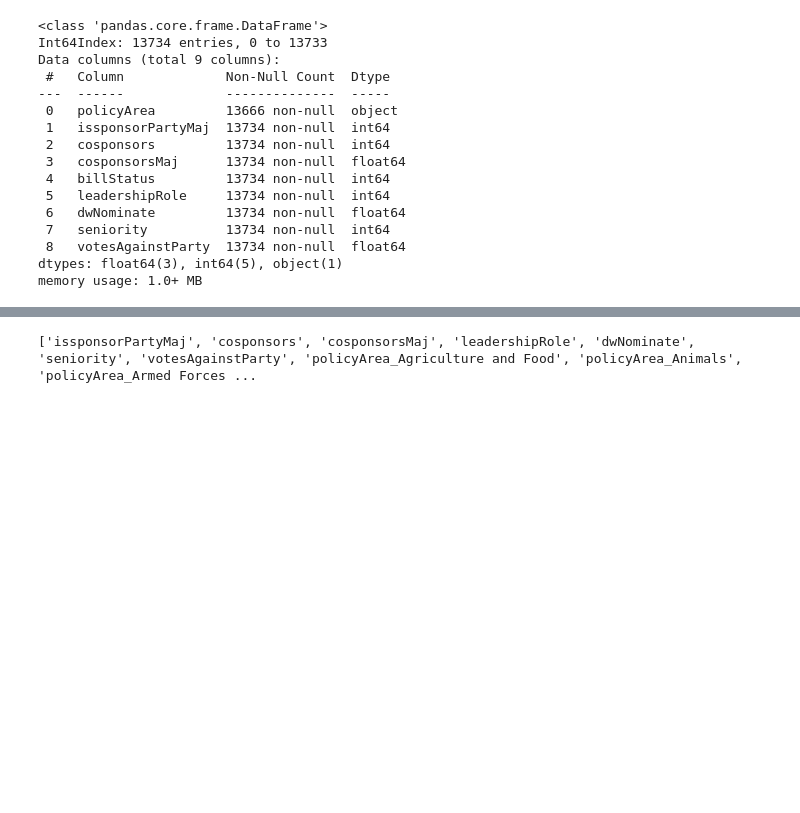
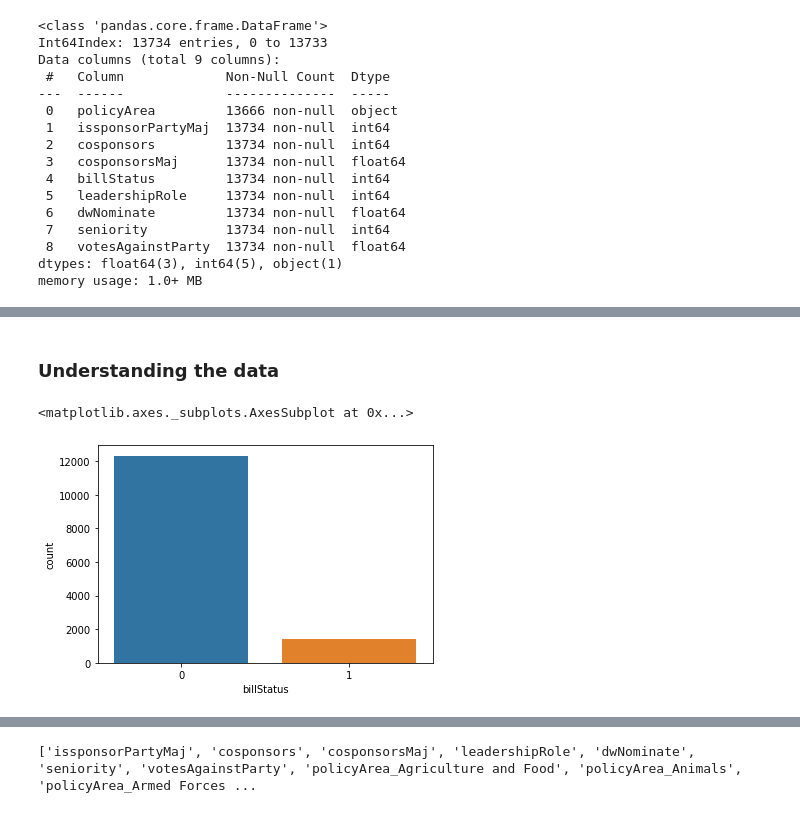
Before and after one commit to brianmulyadi/Designing-Data-Products, a Jupyter notebook: pass_bill.ipynb, the cells around one changed output, grey strips where cells are left out. Cells and saved outputs as stored; diff of their text form; code cells hidden in the pictures; blank space fills up the shorter version.

```diff
--- a/pass_bill.ipynb
+++ b/pass_bill.ipynb
@@ -57,4 +70,12 @@ df.describe()
 | 50% | 1.000000 | 4.000000 | 5.184566e-01 | 0.000000 | 0.000000 | 0.000000 | 8.000000 | ... |
 | 75% | 1.000000 | 16.000000 | 1.000000e+00 | 0.000000 | 0.000000 | 0.432000 | 16.000000 | ... |
 | max | 1.000000 | 385.000000 | inf | 1.000000 | 1.000000 | 0.931000 | 54.000000 | ... |
+# %% [markdown]
+### Understanding the data
+# %%
+# understanding the proportion of passed bills compared to bills that did not pass the House
+sns.countplot(x=df['billStatus'])
+# %% [output]
+<matplotlib.axes._subplots.AxesSubplot at 0x...>
+[figure, added]
 # %%
```
Also changed, not shown: parts of 34 cells of this notebook.
